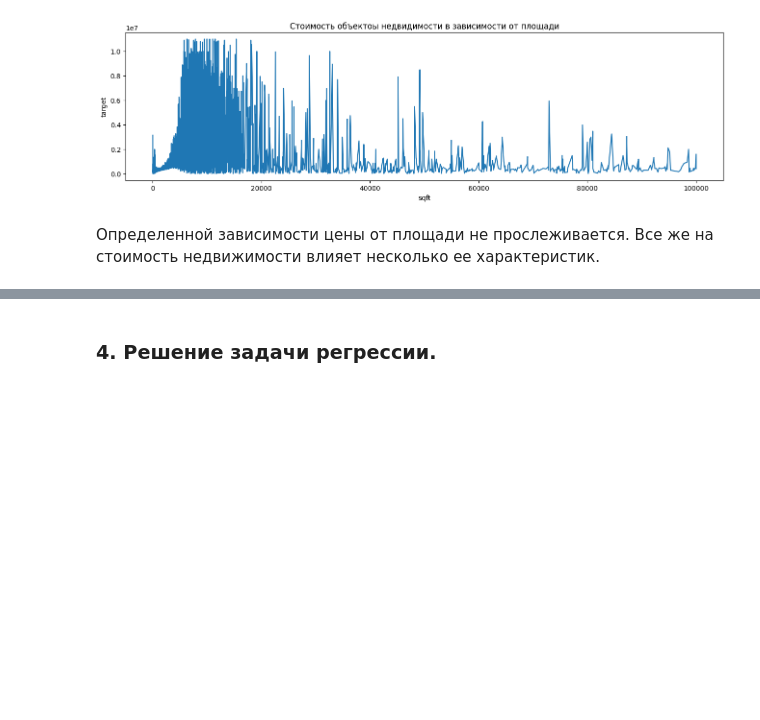
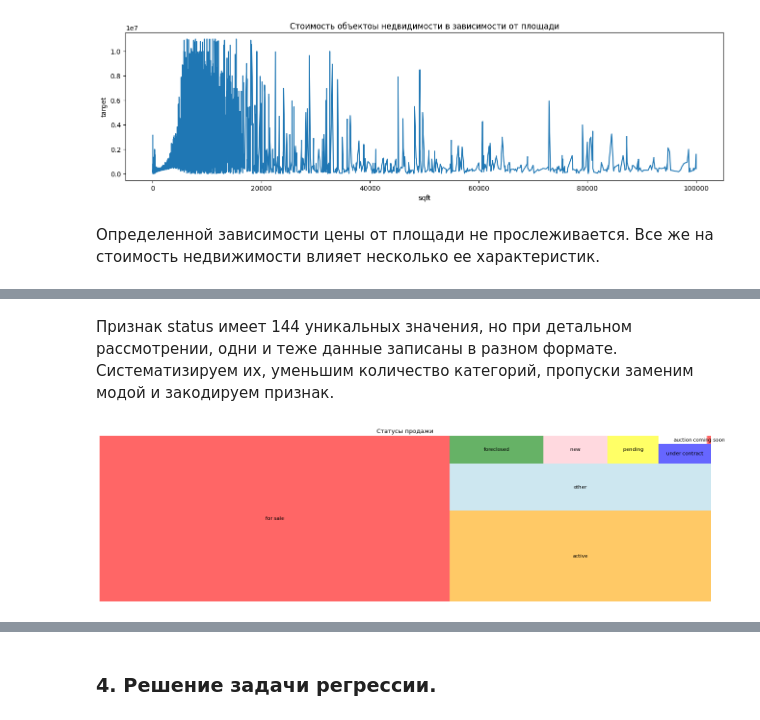
Before and after one commit to LNarnia/IDE_new, a Jupyter notebook: Skillfactory/final_project/project.ipynb, the cells around one changed output, grey strips where cells are left out. Drawn from its saved outputs; the diff is of its cells as text; code cells hidden in the pictures; blank space fills up the shorter version.

```diff
--- a/Skillfactory/final_project/project.ipynb
+++ b/Skillfactory/final_project/project.ipynb
@@ -1160,0 +1237,45 @@ lineplot.set_title('Стоимость объектоы недвидимости
+# %% [markdown]
+Признак status имеет 144 уникальных значения, но при детальном рассмотрении, одни и теже данные записаны в разном формате. Систематизируем их, уменьшим количество категорий, пропуски заменим модой и закодируем признак.
+# %%
+data['status'] = data['status'].str.lower()
+# %%
+def get_status(status):
+    str_status = str(status)
+    for type in str_status:
+        if str_status is np.nan:
+            return np.nan
+        elif 'for sale' in str_status:
+            return 'for sale'
+        elif 'under contract' in str_status:
+            return 'under contract'
+        elif 'active' in str_status:
+            return 'active'
+        elif 'new' in str_status:
+            return 'new'
+        elif 'pending' in str_status:
+            return 'pending'
+        elif 'foreclosed' in str_status or 'foreclosure' in str_status:
+            return 'foreclosed'
+        elif 'auction' in str_status:
+            return 'auction'
+        elif 'coming soon' in str_status:
+            return 'coming soon'
+        else:
+            return 'other'
+# %%
+data['status'] = data['status'].apply(get_status)
+# %%
+data['status'] = data['status'].fillna(data['status'].mode()[0])
+# %%
+# визуализируем распределение недвижимости по статусу продажи
+data_status = data.groupby('status')['status'].value_counts()
+data_status = data_status.sort_values(ascending=False)
+# строим древовидную диаграмму с рапределением статусов продажи
+plt.figure(figsize=(22,6), dpi= 80)
+squarify.plot(sizes = data_status.values, label = data_status.index, alpha=.6, color = ['red','orange','lightblue','green','pink','yellow', 'blue', 'white'])
+
+plt.title('Статусы продажи')
+plt.axis('off')
+plt.show()
+# %% [output]
+[figure, added]
```
Also changed, not shown: parts of 20 cells of this notebook, 1 other file.
